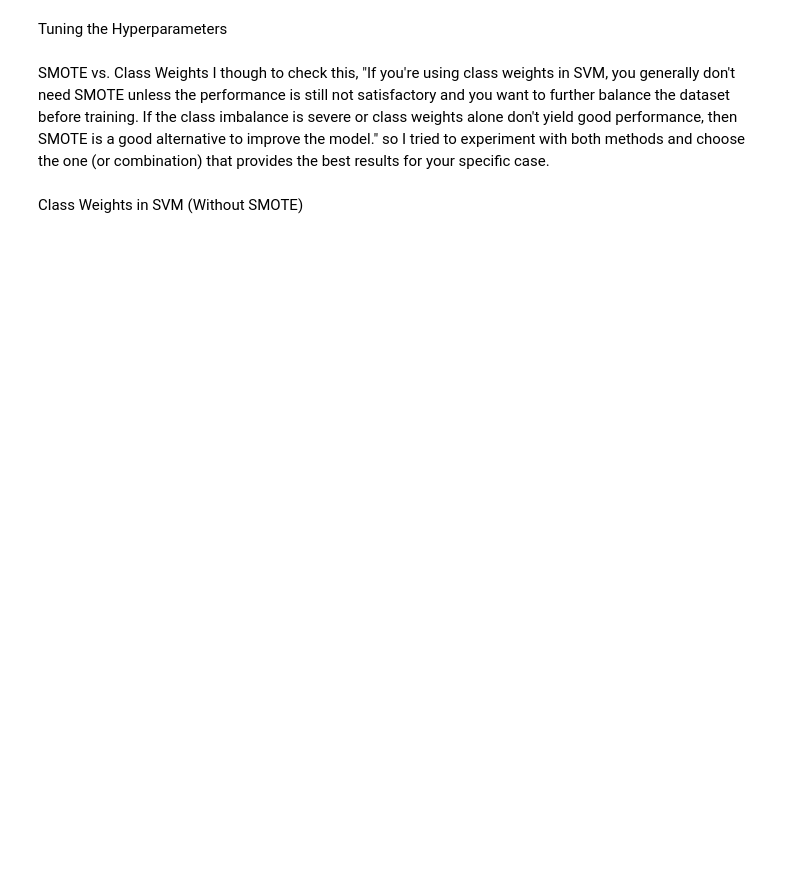
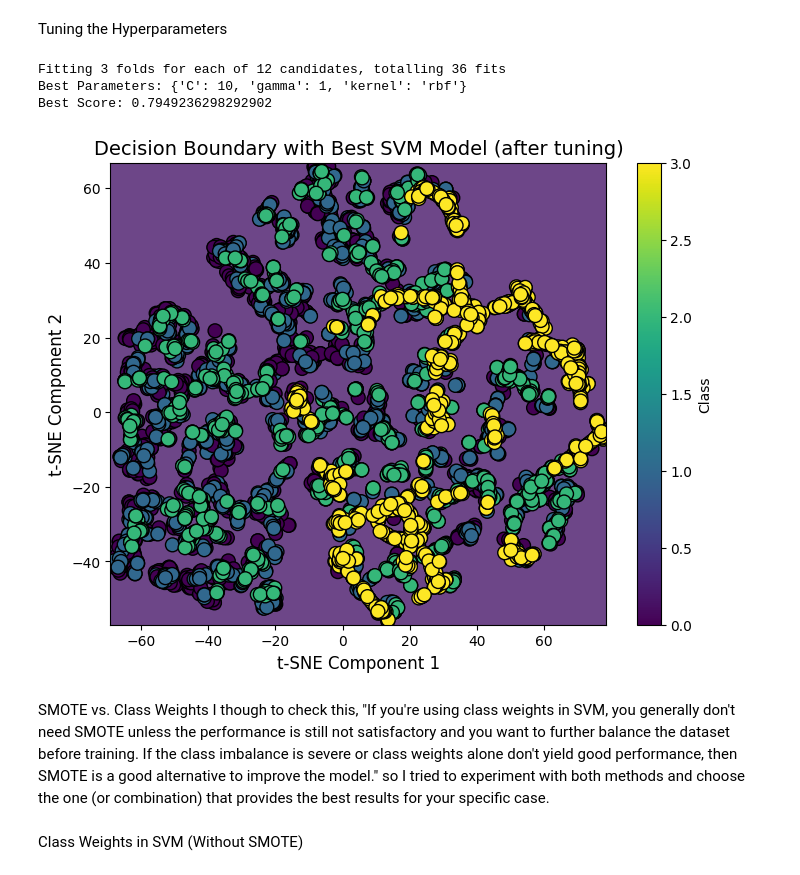
Before and after one commit to Nandana-Chigaterappa-HemanthKumar/PulseNet, a Jupyter notebook: model-development.ipynb, the cells around one changed output. Saved outputs shown, nothing was run; the diff lists cells and outputs as text; code cells hidden in the pictures; blank space fills up the shorter version.

```diff
--- a/model-development.ipynb
+++ b/model-development.ipynb
@@ -284,33 +352,35 @@ Tuning the Hyperparameters
 # %%
 from sklearn.model_selection import GridSearchCV
 
 # Define the parameter grid for tuning
-param_grid = {
-    'C': [0.1, 1, 10],
-    'gamma': ['scale', 'auto', 0.1, 1],'kernel': ['moid'
-}
+param_grid = {'C': [0.1, 1, 10],'gamma': ['scale', 'auto', 0.1, 1],'kernel':['rbf']}
 
 # Perform GridSearchCV for hyperparameter tuning
 grid_search = GridSearchCV(SVC(), param_grid, cv=3, verbose=1)
 grid_search.fit(X_tsne, y_resampled)
 
 # Best parameters and score
 print("Best Parameters:", grid_search.best_params_)
 print("Best Score:", grid_search.best_score_)
 
 # Use the best model to predict and plot the decision boundary
 best_model = grid_search.best_estimator_
 Z = best_model.predict(np.c_[xx.ravel(), yy.ravel()])
 Z = Z.reshape(xx.shape)
 
 plt.figure(figsize=(8, 6))
 plt.contourf(xx, yy, Z, alpha=0.8, cmap="viridis")
 plt.scatter(X_tsne[:, 0], X_tsne[:, 1], c=y_resampled, edgecolor='k', cmap="viridis", s=100)
 plt.title("Decision Boundary with Best SVM Model (after tuning)", fontsize=14)
 plt.xlabel("t-SNE Component 1", fontsize=12)
 plt.ylabel("t-SNE Component 2", fontsize=12)
 plt.colorbar(label="Class")
 plt.show()
+# %% [output]
+Fitting 3 folds for each of 12 candidates, totalling 36 fits
+Best Parameters: {'C': 10, 'gamma': 1, 'kernel': 'rbf'}
+Best Score: 0.7949236298292902
+[figure, added]
 # %% [markdown]
 SMOTE vs. Class Weights
 I though to check this, "If you're using class weights in SVM, you generally don't need SMOTE unless the performance is still not satisfactory and you want to further balance the dataset before training.
```
Also changed, not shown: parts of 20 cells of this notebook.
